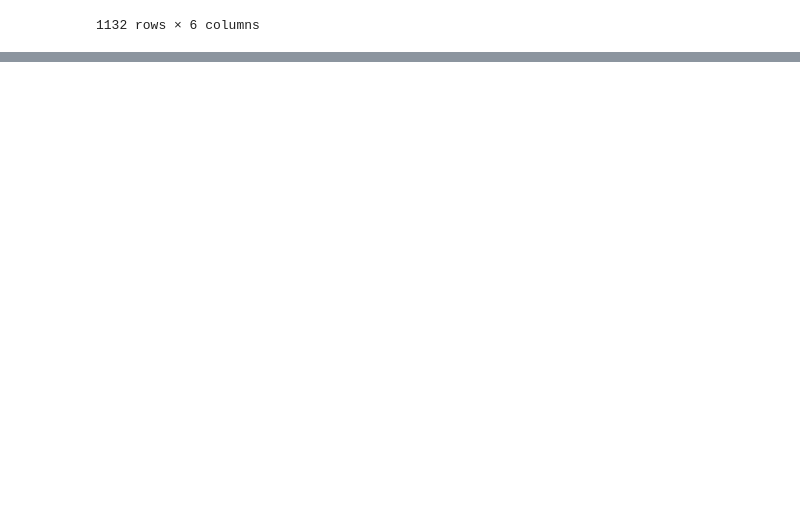
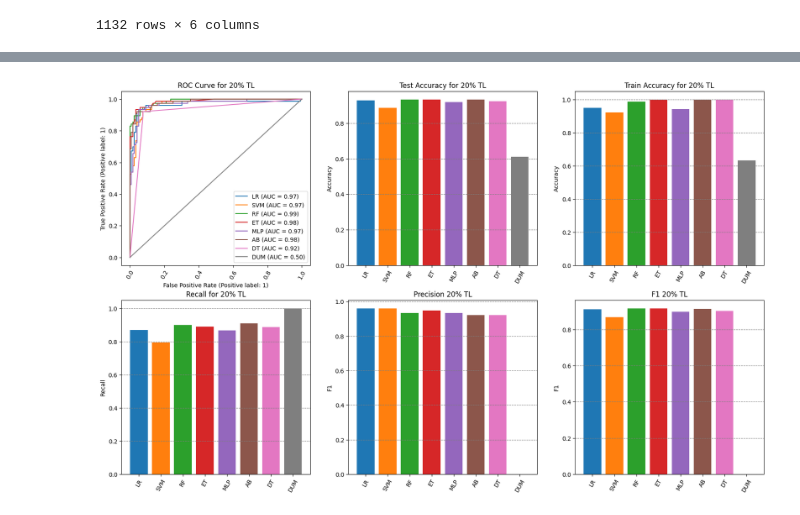
Before and after one commit to IDMP-B-2022/done-soon, a Jupyter notebook: classifiers.ipynb, the cells around one changed output, grey strips where cells are left out. Saved outputs shown, nothing was run; the diff lists cells and outputs as text; code cells hidden in the pictures; blank space fills up the shorter version.

```diff
--- a/classifiers.ipynb
+++ b/classifiers.ipynb
@@ -171,0 +417,8 @@ for i in tqdm(range(1,200)):
+# %%
+
+
+#Bar plot results  for testing and training using top 5 created features
+
+results_plt(X_train, y_train, X_test, y_test, "20")
+# %% [output]
+[figure, added]
```
Also changed, not shown: parts of 24 cells of this notebook.
